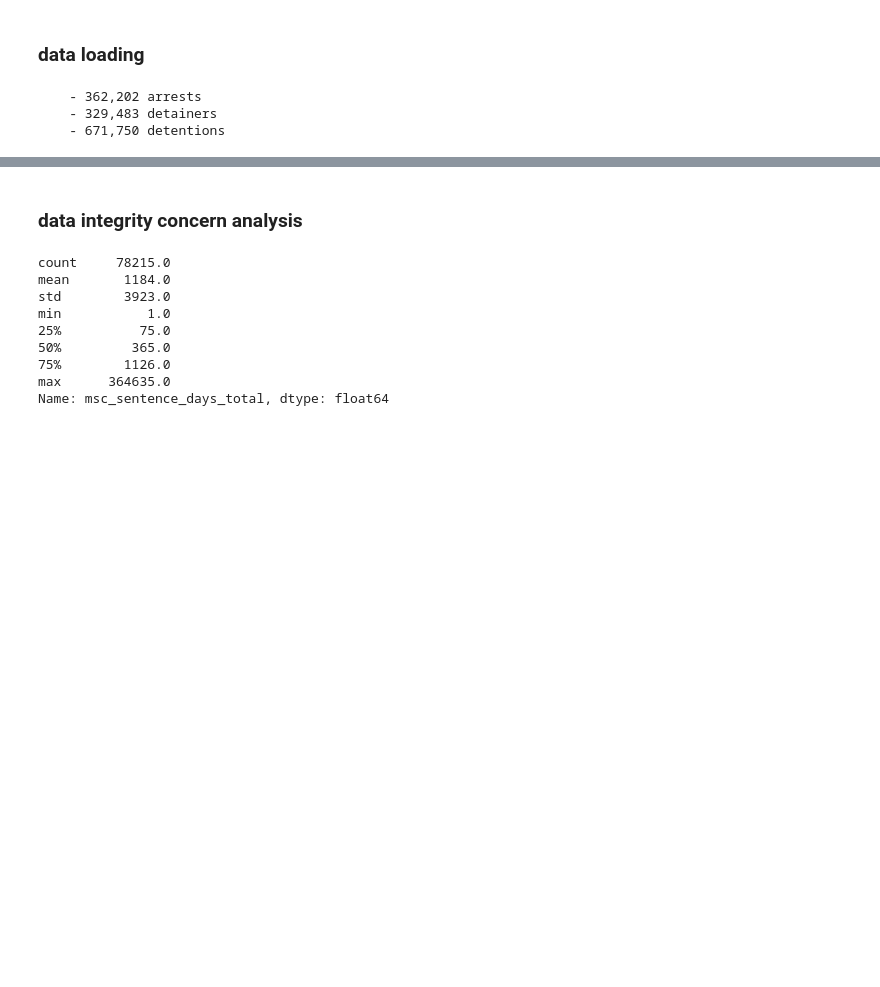
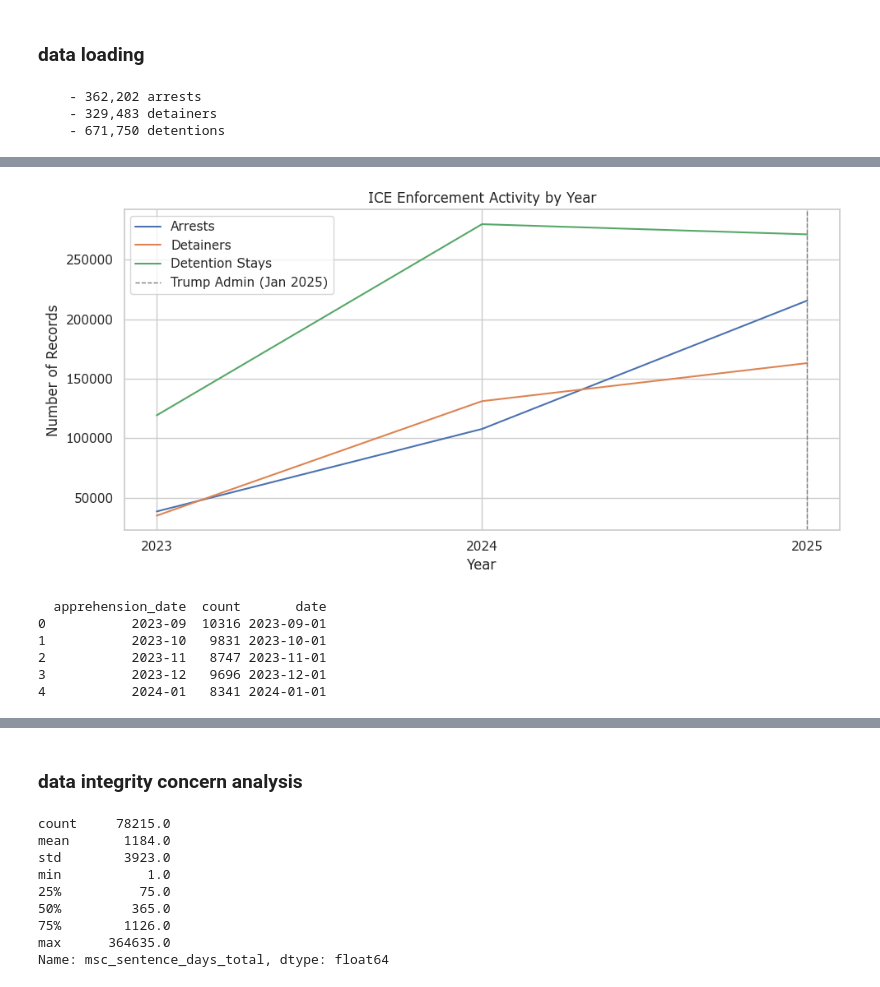
Before and after one commit to leamsley/capstone_project, a Jupyter notebook: data_analysis.ipynb, the cells around one changed output, grey strips where cells are left out. Drawn from its saved outputs; the diff is of its cells as text; code cells hidden in the pictures; blank space fills up the shorter version.

```diff
--- a/data_analysis.ipynb
+++ b/data_analysis.ipynb
@@ -25,0 +62,8 @@ print(f"    - {len(df_detentions):,} detentions")
+# %%
+# the output for detention stays per year had entries going back to 2004
+# adjusting to only include entries from 2023 and later
+print(detentions_per_year.index)
+
+detentions_per_year = df_detentions.groupby('stay_year').size()
+detentions_per_year = detentions_per_year[detentions_per_year.index >= 2023]
+print(detentions_per_year)
@@ -25,0 +79,61 @@ print(f"    - {len(df_detentions):,} detentions")
+# %%
+fig, ax = plt.subplots(figsize=(10, 5))
+
+sns.lineplot(
+    x=arrests_per_year.index,
+    y=arrests_per_year.values,
+    label='Arrests',
+    ax=ax
+)
+
+sns.lineplot(
+    x=detainers_per_year.index,
+    y=detainers_per_year.values,
+    label='Detainers',
+    ax=ax
+)
+
+sns.lineplot(
+    x=detentions_per_year.index,
+    y=detentions_per_year.values,
+    label='Detention Stays',
+    ax=ax
+)
+# create administration change reference line
+ax.axvline(x=2025, color='gray', linestyle='--', linewidth=1, label='Trump Admin (Jan 2025)')
+
+ax.set_title('ICE Enforcement Activity by Year')
+ax.set_xlabel('Year')
+ax.set_ylabel('Number of Records')
+
+ax.legend()
+ax.set_xticks([2023, 2024, 2025])
+
+
+plt.tight_layout()
+plt.show()
+# %% [output]
+[figure, added]
+# %%
+# the previous chart is misleading - reworking for monthly granularity
+
+arrests_per_month = df_arrests.groupby(df_arrests['apprehension_date'].dt.to_period('M')).size().reset_index(name='count')
+detainers_per_month = df_detainers.groupby(df_detainers['detainer_prepare_date'].dt.to_period('M')).size().reset_index(name='count')
+detentions_per_month = df_detentions.groupby(df_detentions['stay_book_in_date_time'].dt.to_period('M')).size().reset_index(name='count')
+
+# reapply the filter for any detention records before 2023
+detentions_per_month = detentions_per_month[detentions_per_month['stay_book_in_date_time'] >= '2023-01']
+
+# convert back to datetime
+arrests_per_month['date'] = arrests_per_month['apprehension_date'].dt.to_timestamp()
+detainers_per_month['date'] = detainers_per_month['detainer_prepare_date'].dt.to_timestamp()
+detentions_per_month['date'] = detentions_per_month['stay_book_in_date_time'].dt.to_timestamp()
+
+print(arrests_per_month.head())
+# %% [output]
+  apprehension_date  count       date
+0           2023-09  10316 2023-09-01
+1           2023-10   9831 2023-10-01
+2           2023-11   8747 2023-11-01
+3           2023-12   9696 2023-12-01
+4           2024-01   8341 2024-01-01
```
Also changed, not shown: parts of 17 cells of this notebook.
